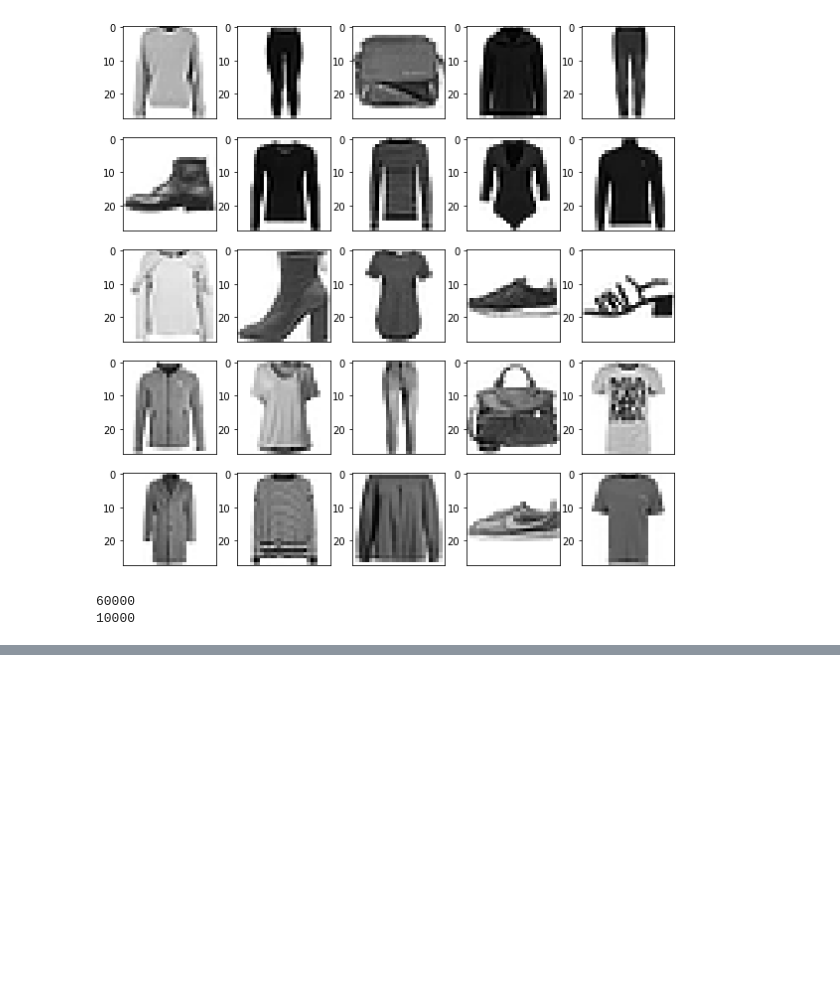
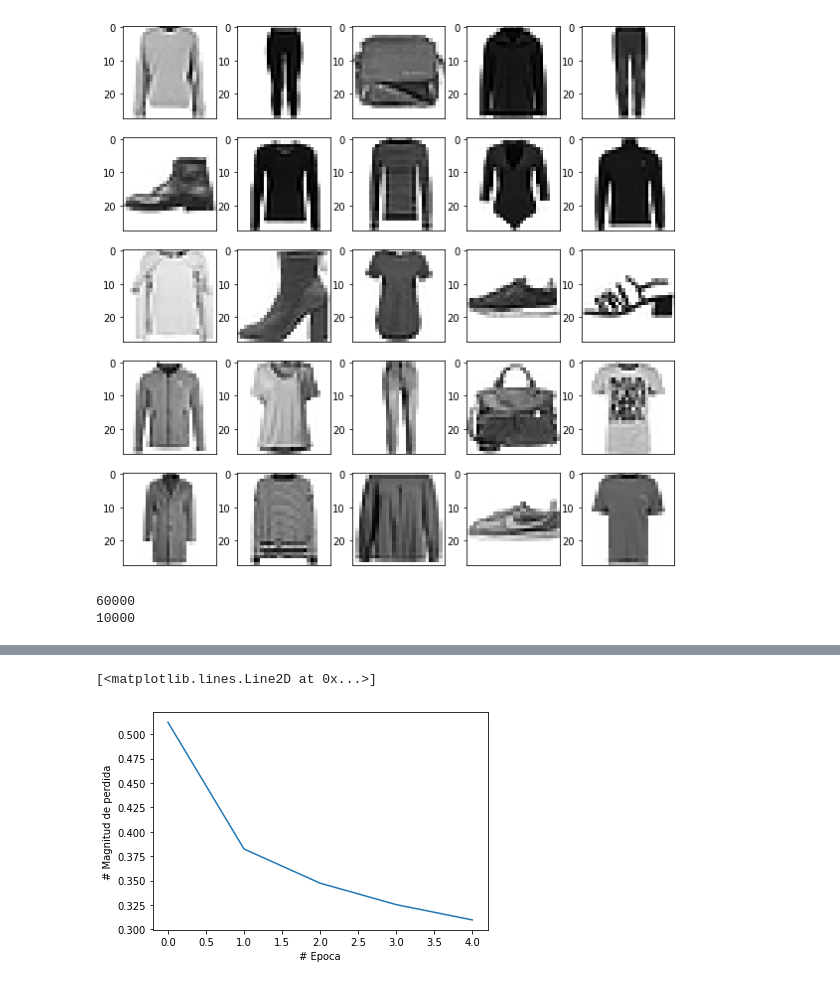
Before and after one commit to yosbel-penate/AppEFThreading, a Jupyter notebook: Clasificador_imagenes_ropa_RNN.ipynb, the cells around one changed output, grey strips where cells are left out. Saved outputs shown, nothing was run; the diff lists cells and outputs as text; code cells hidden in the pictures; blank space fills up the shorter version.

```diff
--- a/Clasificador_imagenes_ropa_RNN.ipynb
+++ b/Clasificador_imagenes_ropa_RNN.ipynb
@@ -69,4 +69,8 @@ print(num_ej_pruebas)
 10000
 # %%
 TAMANO_LOTE=32
-datos_entrenamiento=datos_entrenamiento.repeat().shuffle(num_ej_entrenamiento)
+datos_entrenamiento=datos_entrenamiento.repeat().shuffle(num_ej_entrenamiento).batch(TAMANO_LOTE)
+datos_prueba=datos_prueba.batch(TAMANO_LOTE)
+# %%
+import math
+historial=modelo.fit(datos_entrenamiento, epochs=5, steps_per_epoch=math.ceil(num_ej_entrenamiento/TAMANO_LOTE))
@@ -72,0 +88,7 @@ datos_entrenamiento=datos_entrenamiento.repeat().shuffle(num_ej_entrenamiento)
+# %%
+plt.xlabel("# Epoca")
+plt.ylabel("# Magnitud de perdida")
+plt.plot(historial.history["loss"])
+# %% [output]
+[<matplotlib.lines.Line2D at 0x...>]
+[figure, added]
```
Also changed, not shown: parts of 1 cell of this notebook.
